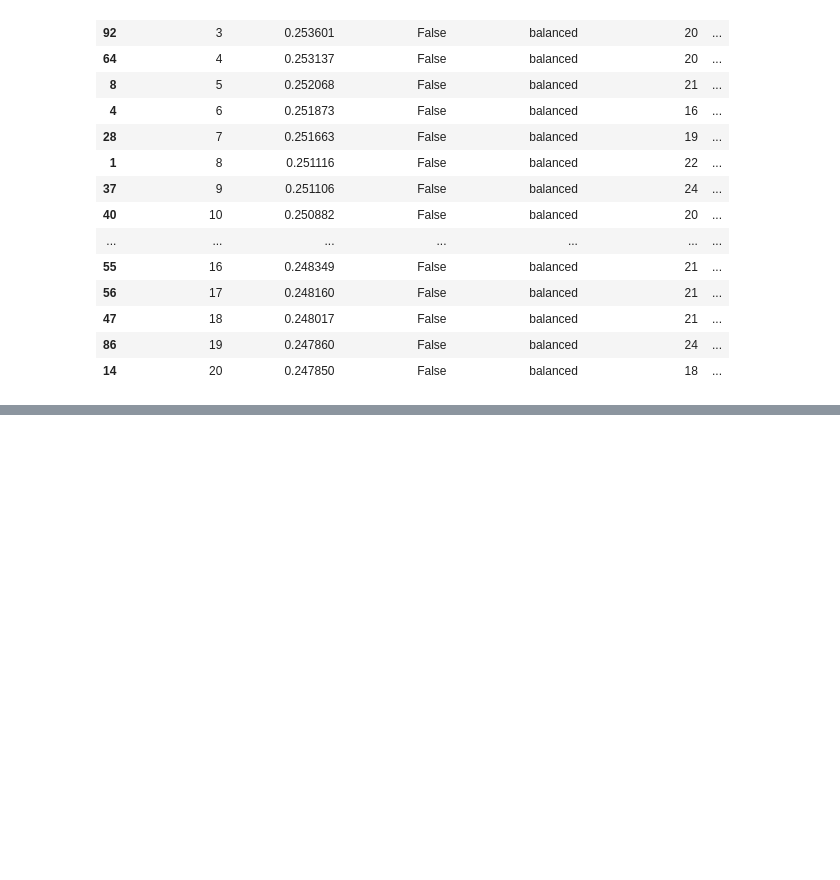
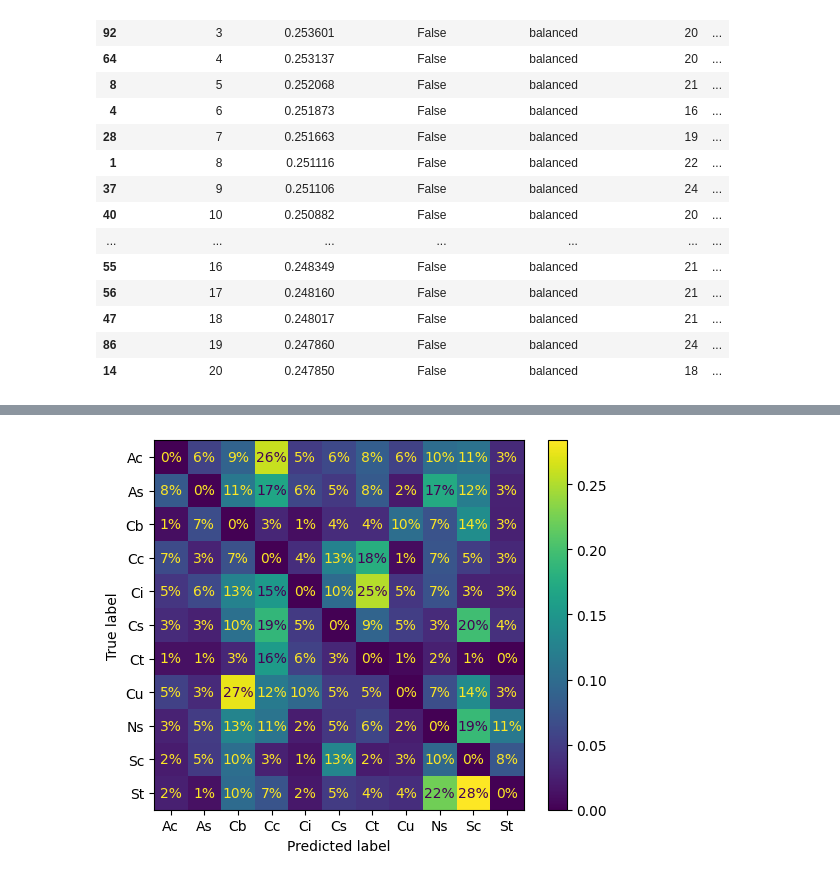
Before and after one commit to LucasNseyep/belle-weder, a Jupyter notebook: notebooks/belle-weder-vision-lab-book/lab-book-2/02_model_fine_tuning.ipynb, the cells around one changed output, grey strips where cells are left out. Saved outputs shown, nothing was run; the diff lists cells and outputs as text; code cells hidden in the pictures; blank space fills up the shorter version.

```diff
--- a/notebooks/belle-weder-vision-lab-book/lab-book-2/02_model_fine_tuning.ipynb
+++ b/notebooks/belle-weder-vision-lab-book/lab-book-2/02_model_fine_tuning.ipynb
@@ -375,0 +399,23 @@ visible_df.sort_values("rank_test_score").head(20)
+# %%
+from sklearn.metrics import confusion_matrix, ConfusionMatrixDisplay
+import numpy as np
+
+rf_clf = random_search.best_estimator_
+
+y_train_labels = ordinal_encoder.inverse_transform(y_train)
+y_train_pred_labels = ordinal_encoder.inverse_transform(y_train_pred)
+
+# compute raw counts, zero diagonal, then normalize by row (true) if desired
+cm = confusion_matrix(y_train_labels, y_train_pred_labels, labels=ordinal_encoder.classes_)
+
+# optional: normalize rows to show percentages (like normalize="true")
+row_sums = cm.sum(axis=1, keepdims=True)
+cm_norm = cm.astype(float) / np.where(row_sums == 0, 1, row_sums)
+np.fill_diagonal(cm_norm, 0)
+
+
+disp = ConfusionMatrixDisplay(confusion_matrix=cm_norm, display_labels=ordinal_encoder.classes_)
+disp.plot(values_format=".0%")
+plt.show()
+# %% [output]
+[figure, added]
```
Also changed, not shown: parts of 10 cells of this notebook.
